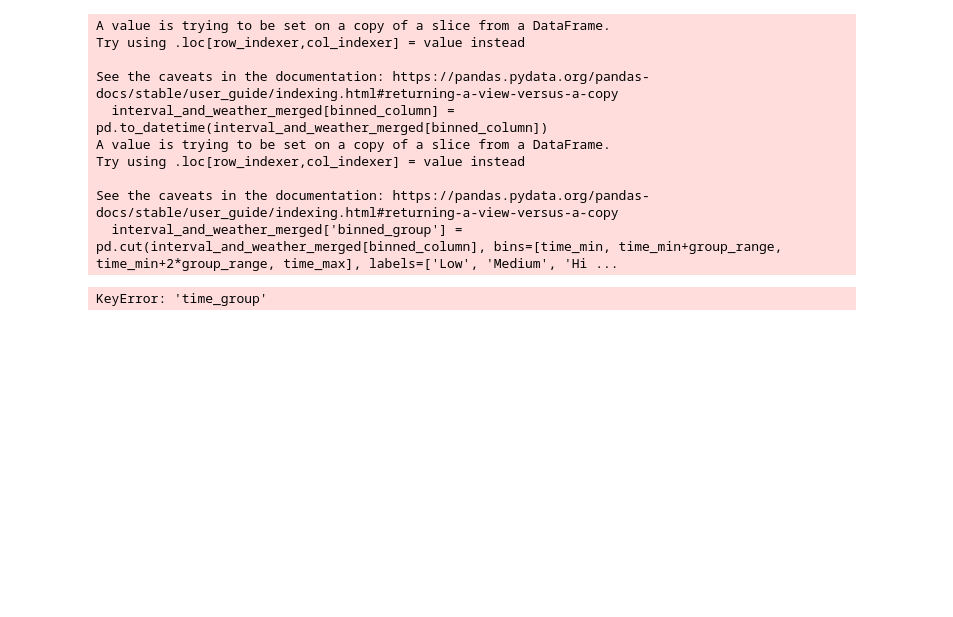
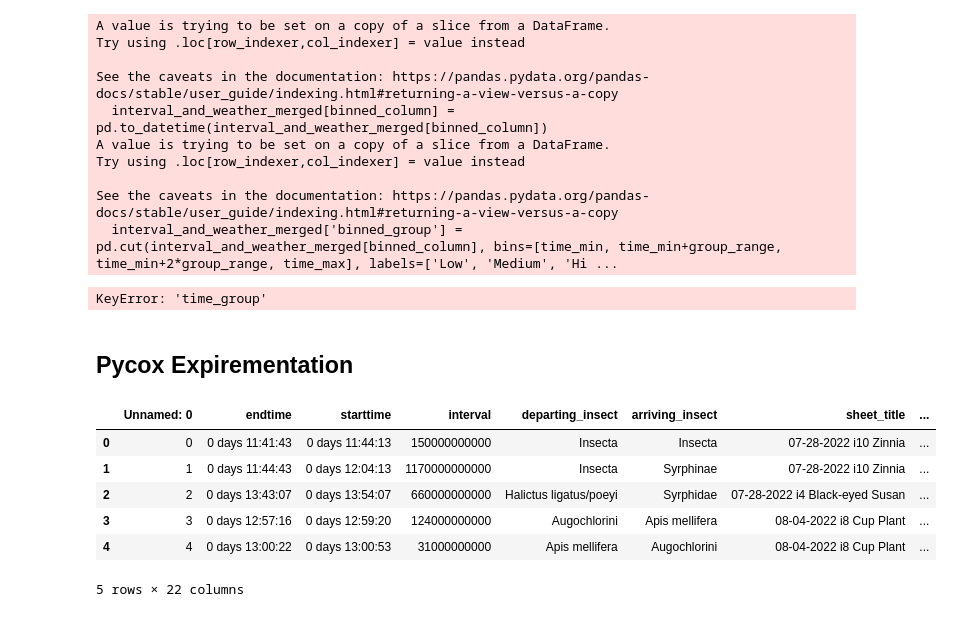
Before and after one commit to puckybreg/Native-Bee-Thesis, a Jupyter notebook: notebook_for_data_analysis.ipynb, the cells around one changed output. Drawn from its saved outputs; the diff is of its cells as text; code cells hidden in the pictures; blank space fills up the shorter version.

```diff
--- a/notebook_for_data_analysis.ipynb
+++ b/notebook_for_data_analysis.ipynb
@@ -236,3 +325,17 @@ Try using .loc[row_indexer,col_indexer] = value instead
 See the caveats in the documentation: https://pandas.pydata.org/pandas-docs/stable/user_guide/indexing.html#returning-a-view-versus-a-copy
   interval_and_weather_merged['binned_group'] = pd.cut(interval_and_weather_merged[binned_column], bins=[time_min, time_min+group_range, time_min+2*group_range, time_max], labels=['Low', 'Medium', 'Hi ...
 KeyError: 'time_group'
+# %% [markdown]
+## Pycox Expirementation
+# %%
+# Add status to the dataframe
+interval_and_weather_merged = interval_and_weather_merged.assign(status=1)
+interval_and_weather_merged.head()
+# %% [output]
+|  | Unnamed: 0 | endtime | starttime | interval | departing_insect | arriving_insect | sheet_title | ... |
+| 0 | 0 | 0 days 11:41:43 | 0 days 11:44:13 | 150000000000 | Insecta | Insecta | 07-28-2022 i10 Zinnia | ... |
+| 1 | 1 | 0 days 11:44:43 | 0 days 12:04:13 | 1170000000000 | Insecta | Syrphinae | 07-28-2022 i10 Zinnia | ... |
+| 2 | 2 | 0 days 13:43:07 | 0 days 13:54:07 | 660000000000 | Halictus ligatus/poeyi | Syrphidae | 07-28-2022 i4 Black-eyed Susan | ... |
+| 3 | 3 | 0 days 12:57:16 | 0 days 12:59:20 | 124000000000 | Augochlorini | Apis mellifera | 08-04-2022 i8 Cup Plant | ... |
+| 4 | 4 | 0 days 13:00:22 | 0 days 13:00:53 | 31000000000 | Apis mellifera | Augochlorini | 08-04-2022 i8 Cup Plant | ... |
+5 rows × 22 columns
```
Also changed, not shown: parts of 10 cells of this notebook, 2 other files.
